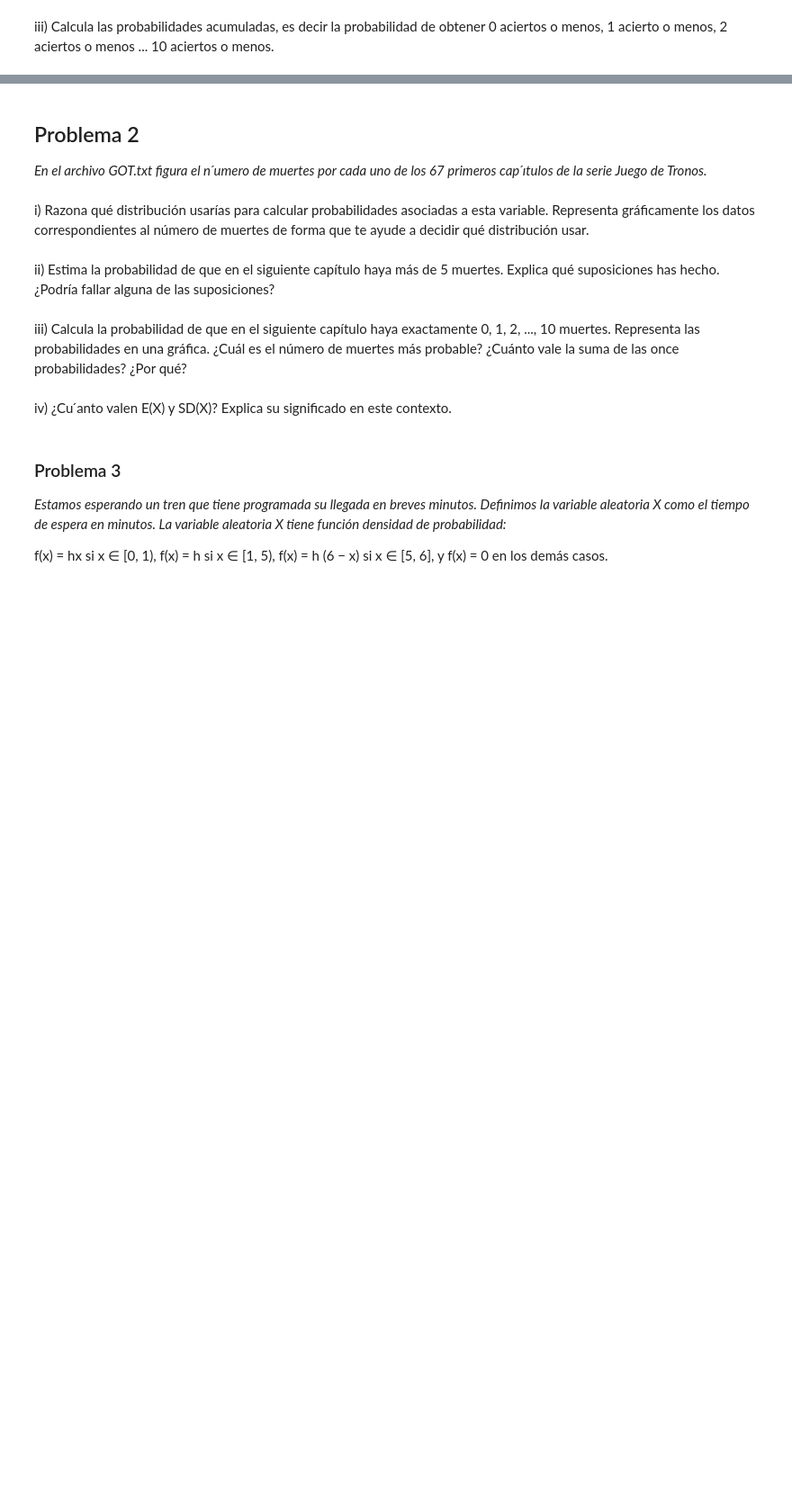
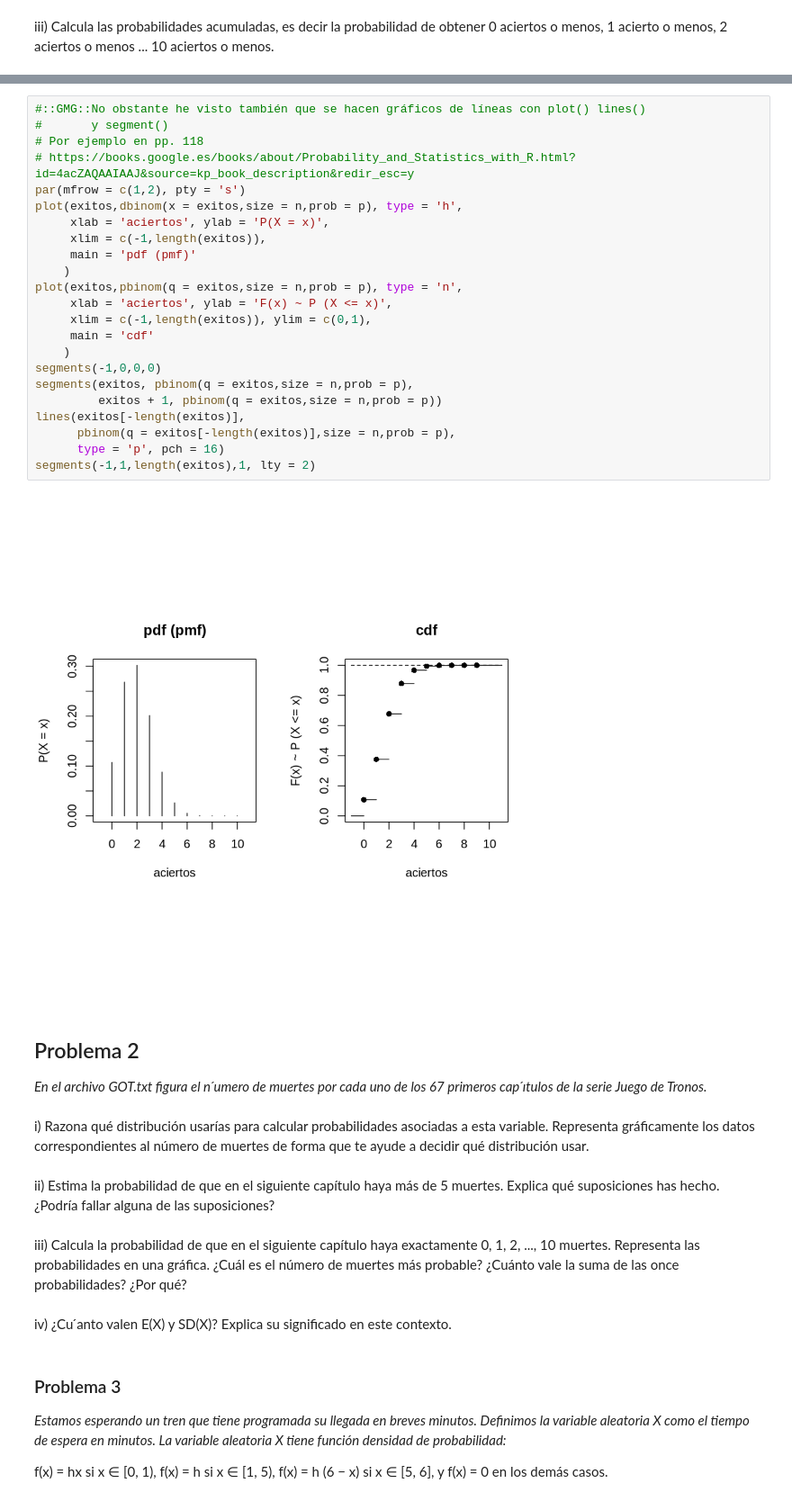
Before and after one commit to yerartdev/uc-m1965-stats, a Jupyter notebook: p2/practica2-gerardo-de-miguel.gonzalez.ipynb, the cells around one changed output, grey strips where cells are left out. Shown at 90% size. Cells and saved outputs as stored; diff of their text form; blank space fills up the shorter version.

```diff
--- a/p2/practica2-gerardo-de-miguel.gonzalez.ipynb
+++ b/p2/practica2-gerardo-de-miguel.gonzalez.ipynb
@@ -19,3 +140,28 @@ iv) Representa las probabilidades de los apartados anteriores en una gráfica co
+# %%
+#::GMG::No obstante he visto también que se hacen gráficos de líneas con plot() lines()
+#       y segment()
+# Por ejemplo en pp. 118
+# https://books.google.es/books/about/Probability_and_Statistics_with_R.html?id=4acZAQAAIAAJ&source=kp_book_description&redir_esc=y
+par(mfrow = c(1,2), pty = 's')
+plot(exitos,dbinom(x = exitos,size = n,prob = p), type = 'h',
+     xlab = 'aciertos', ylab = 'P(X = x)',
+     xlim = c(-1,length(exitos)),
+     main = 'pdf (pmf)'
+    )
+plot(exitos,pbinom(q = exitos,size = n,prob = p), type = 'n',
+     xlab = 'aciertos', ylab = 'F(x) ~ P (X <= x)',
+     xlim = c(-1,length(exitos)), ylim = c(0,1),
+     main = 'cdf'
+    )
+segments(-1,0,0,0)
+segments(exitos, pbinom(q = exitos,size = n,prob = p),
+         exitos + 1, pbinom(q = exitos,size = n,prob = p))
+lines(exitos[-length(exitos)],
+      pbinom(q = exitos[-length(exitos)],size = n,prob = p),
+      type = 'p', pch = 16)
+segments(-1,1,length(exitos),1, lty = 2)
+# %% [output]
+[figure, added]
 # %% [markdown]
 ## Problema 2
 
```
Also changed, not shown: parts of 18 cells of this notebook.
